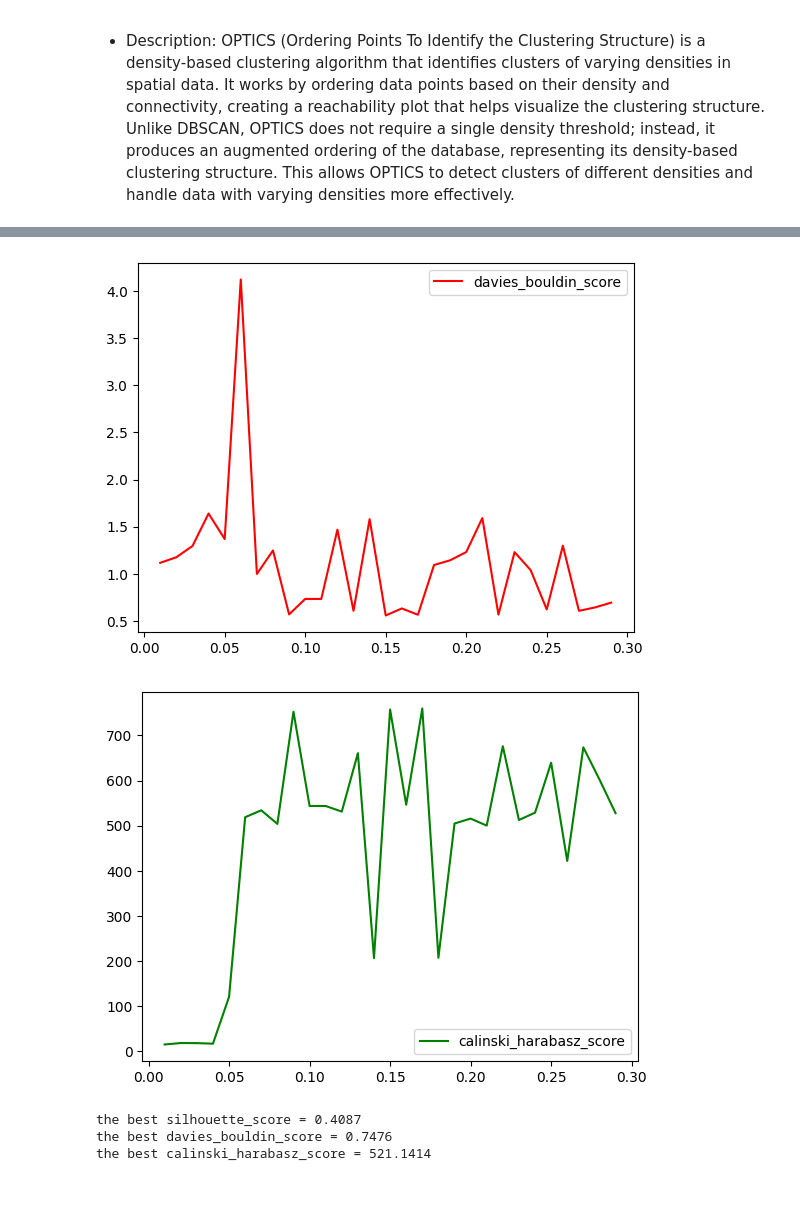
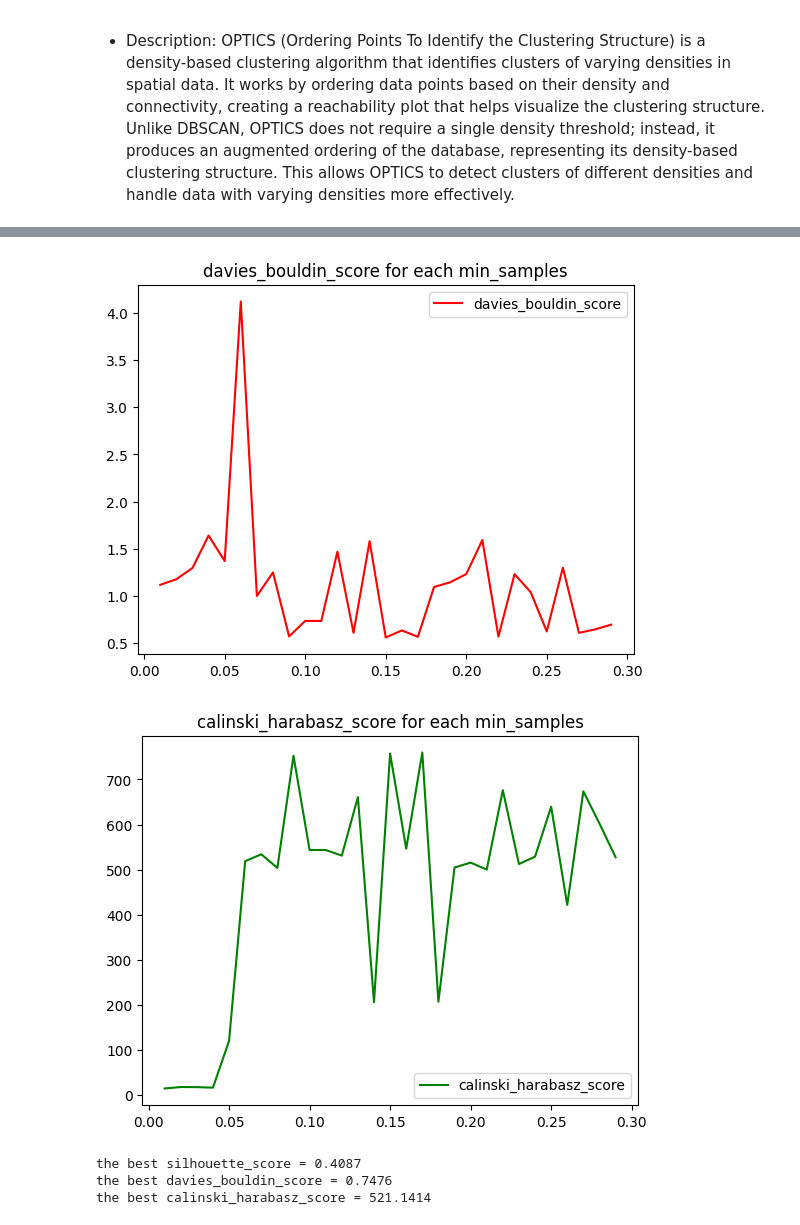
Before and after one commit to AIdjis/Clustering, a Jupyter notebook: notebooks/Optics.ipynb, the cells around one changed output, grey strips where cells are left out. Saved outputs shown, nothing was run; the diff lists cells and outputs as text; code cells hidden in the pictures; blank space fills up the shorter version.

```diff
--- a/notebooks/Optics.ipynb
+++ b/notebooks/Optics.ipynb
@@ -46,21 +47,23 @@ plt.show()
 # %%
 """The Davies-Bouldin Index is the average similarity ratio of each cluster with
 its most similar cluster, where lower values indicate better clustering."""
 
 plt.plot(min_samples_list,results[1],label='davies_bouldin_score',color='red')
+plt.title('davies_bouldin_score for each min_samples')
 plt.legend()
 plt.show()
 # %% [output]
-[figure, old version]
+[figure, new version]
 # %%
 """The Calinski-Harabasz Index, also known as the Variance Ratio Criterion, is the ratio of
 the sum of between-cluster dispersion and within-cluster dispersion. Higher values indicate better clustering."""
 
 plt.plot(min_samples_list,results[2],label='calinski_harabasz_score',color='green')
+plt.title('calinski_harabasz_score for each min_samples')
 plt.legend()
 plt.show()
 # %% [output]
-[figure, old version]
+[figure, new version]
 # %%
 # based on the results the optimal number of min_samples is 0.09
 cluster = OPTICS(min_samples=0.09, xi=0.04)
```
Also changed, not shown: parts of 2 cells of this notebook.
